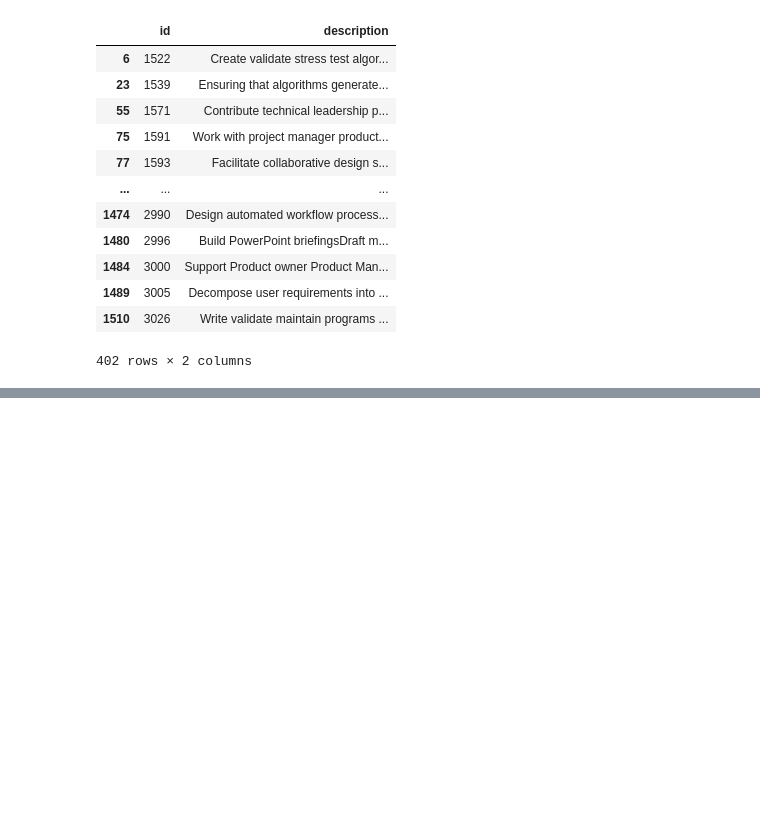
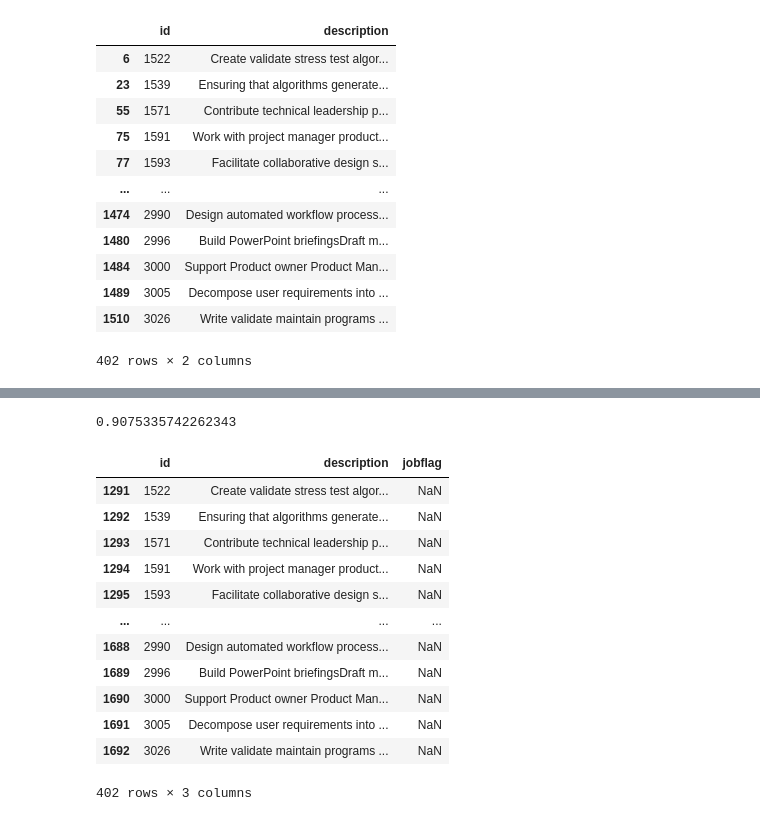
Before and after one commit to t-nakatani/signate_stu22, a Jupyter notebook: signate_stu_v27.ipynb, the cells around one changed output, grey strips where cells are left out. Saved outputs shown, nothing was run; the diff lists cells and outputs as text; code cells hidden in the pictures; blank space fills up the shorter version.

```diff
--- a/signate_stu_v27.ipynb
+++ b/signate_stu_v27.ipynb
@@ -441,0 +492,23 @@ epoch: 1
+# %%
+f1_list = []
+for item in metric_list:
+  f1_list.append((np.max([acc for loss, acc in item])))
+print(np.mean(f1_list))
+# %% [output]
+0.9075335742262343
+# %%
+df_test
+# %% [output]
+|  | id | description | jobflag |
+| 1291 | 1522 | Create validate stress test algor... | NaN |
+| 1292 | 1539 | Ensuring that algorithms generate... | NaN |
+| 1293 | 1571 | Contribute technical leadership p... | NaN |
+| 1294 | 1591 | Work with project manager product... | NaN |
+| 1295 | 1593 | Facilitate collaborative design s... | NaN |
+| ... | ... | ... | ... |
+| 1688 | 2990 | Design automated workflow process... | NaN |
+| 1689 | 2996 | Build PowerPoint briefingsDraft m... | NaN |
+| 1690 | 3000 | Support Product owner Product Man... | NaN |
+| 1691 | 3005 | Decompose user requirements into ... | NaN |
+| 1692 | 3026 | Write validate maintain programs ... | NaN |
+402 rows × 3 columns
```
Also changed, not shown: parts of 14 cells of this notebook.
